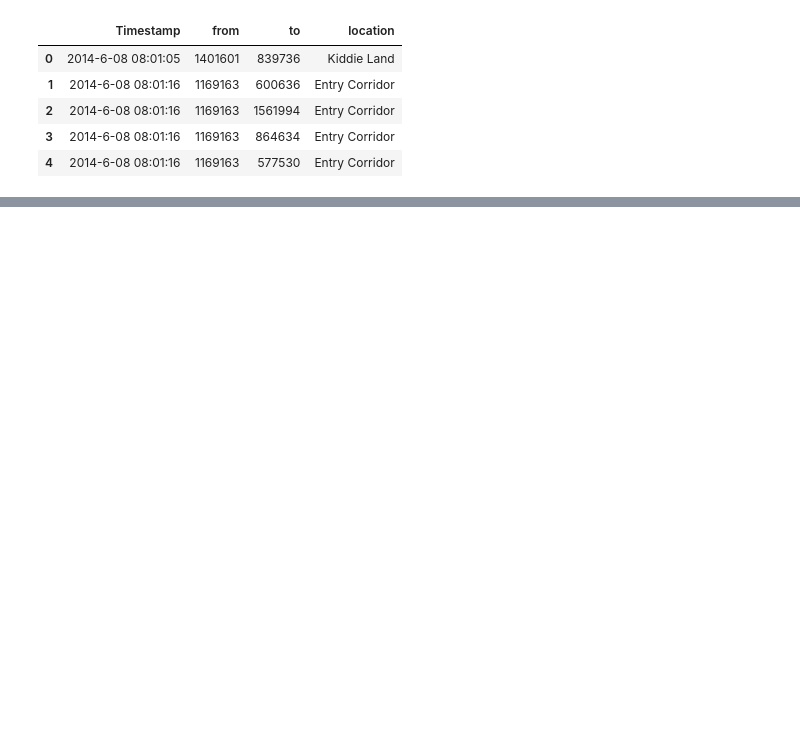
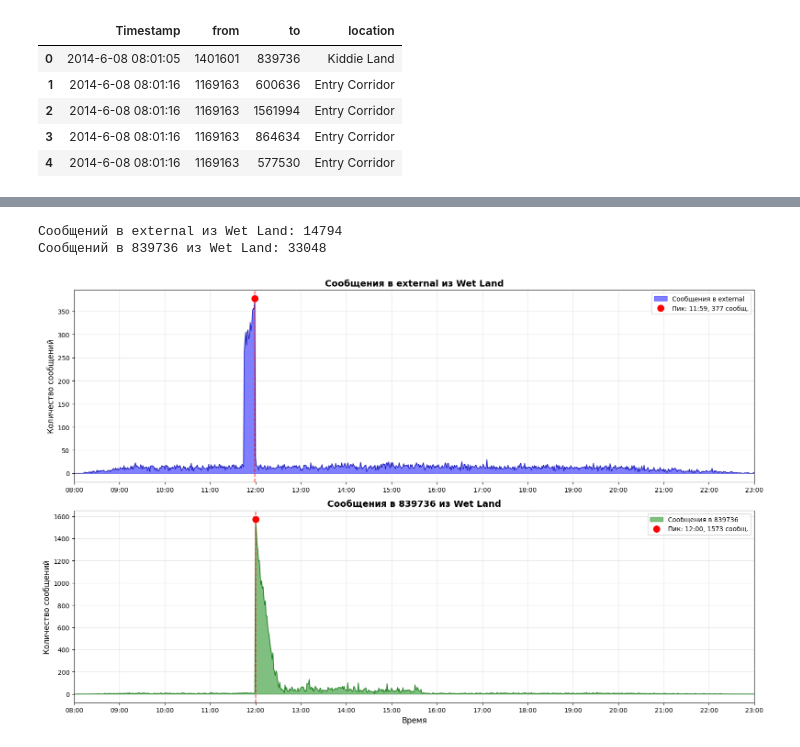
Before and after one commit to ekttd/VAST-Challenge, a Jupyter notebook: sunday_crime.ipynb, the cells around one changed output, grey strips where cells are left out. Drawn from its saved outputs; the diff is of its cells as text; code cells hidden in the pictures; blank space fills up the shorter version.

Commit message:
add: area chart

```diff
--- a/sunday_crime.ipynb
+++ b/sunday_crime.ipynb
@@ -18,0 +41,21 @@ df_fri.head()
+# %%
+external_msgs = wet_land_df[wet_land_df['to'] == 'external'].copy()
+service_msgs = wet_land_df[wet_land_df['to'] == "839736"].copy()
+print(f"Сообщений в external из Wet Land: {len(external_msgs)}")
+print(f"Сообщений в 839736 из Wet Land: {len(service_msgs)}")
+# %% [output]
+Сообщений в external из Wet Land: 14794
+Сообщений в 839736 из Wet Land: 33048
+# %%
+external_by_min = external_msgs.groupby('time_rounded').size().reset_index(name='count')
+service_by_min = service_msgs.groupby('time_rounded').size().reset_index(name='count')
+start_time = pd.Timestamp('2014-6-08 08:00:00')
+end_time = pd.Timestamp('2014-6-08 23:00:00')
+all_times = pd.date_range(start_time, end_time, freq='1min')
+
+
+external_full = pd.DataFrame({'time_rounded': all_times})
+external_full = external_full.merge(external_by_min, on='time_rounded', how='left').fillna(0)
+
+service_full = pd.DataFrame({'time_rounded': all_times})
+service_full = service_full.merge(service_by_min, on='time_rounded', how='left').fillna(0)
@@ -18,0 +71,52 @@ df_fri.head()
+# %%
+fig, (ax1, ax2) = plt.subplots(2, 1, figsize=(16, 10))
+
+# cообщения в external
+ax1.fill_between(external_full['time_rounded'], external_full['count'],
+                 alpha=0.5, color='blue', label='Сообщения в external')
+ax1.plot(external_full['time_rounded'], external_full['count'],
+         color='darkblue', linewidth=1, alpha=0.7)
+ax1.set_title('Сообщения в external из Wet Land', fontsize=14, fontweight='bold')
+ax1.set_ylabel('Количество сообщений', fontsize=12)
+ax1.grid(True, alpha=0.3)
+ax1.legend()
+
+# пик external
+ext_peak_idx = external_full['count'].idxmax()
+ext_peak_time = external_full.loc[ext_peak_idx, 'time_rounded']
+ext_peak_val = external_full.loc[ext_peak_idx, 'count']
+ax1.plot(ext_peak_time, ext_peak_val, 'ro', markersize=10,
+         label=f'Пик: {ext_peak_time.strftime("%H:%M")}, {ext_peak_val:.0f} сообщ.')
+ax1.axvline(x=ext_peak_time, color='red', linestyle='--', alpha=0.7)
+ax1.legend(loc='upper right')
+
+# cообщения в 839736
+ax2.fill_between(service_full['time_rounded'], service_full['count'],
+                 alpha=0.5, color='green', label='Сообщения в 839736')
+ax2.plot(service_full['time_rounded'], service_full['count'],
+         color='darkgreen', linewidth=1, alpha=0.7)
+ax2.set_title('Сообщения в 839736 из Wet Land',
+              fontsize=14, fontweight='bold')
+ax2.set_ylabel('Количество сообщений', fontsize=12)
+ax2.set_xlabel('Время', fontsize=12)
+ax2.grid(True, alpha=0.3)
+ax2.legend()
+
+# пик 839736
+serv_peak_idx = service_full['count'].idxmax()
+serv_peak_time = service_full.loc[serv_peak_idx, 'time_rounded']
+serv_peak_val = service_full.loc[serv_peak_idx, 'count']
+ax2.plot(serv_peak_time, serv_peak_val, 'ro', markersize=10,
+         label=f'Пик: {serv_peak_time.strftime("%H:%M")}, {serv_peak_val:.0f} сообщ.')
+ax2.axvline(x=serv_peak_time, color='red', linestyle='--', alpha=0.7)
+ax2.legend(loc='upper right')
+
+for ax in [ax1, ax2]:
+    ax.set_xlim(start_time, end_time)
+    ax.set_xticks(pd.date_range(start_time, end_time, freq='1H'))
+    ax.set_xticklabels([t.strftime('%H:%M') for t in pd.date_range(start_time, end_time, freq='1H')])
+
+plt.tight_layout()
+plt.show()
+# %% [output]
+[figure, added]
```
Also changed, not shown: parts of 9 cells of this notebook.
